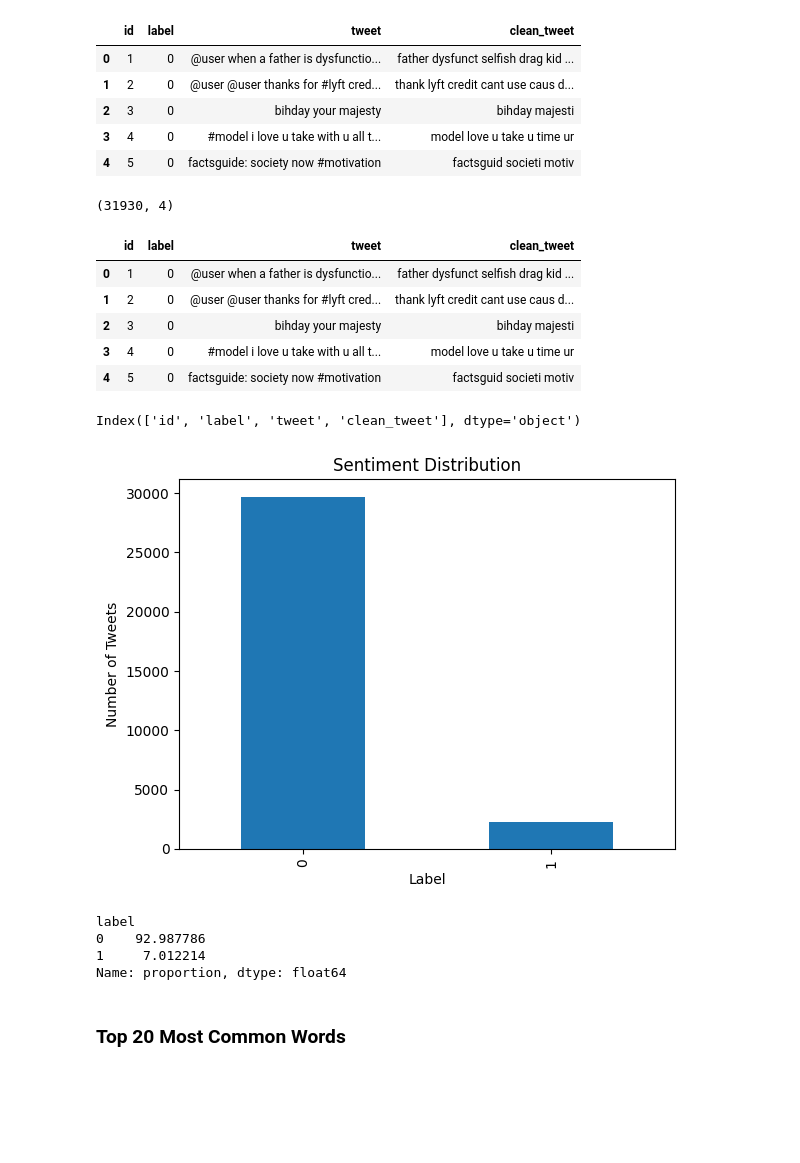
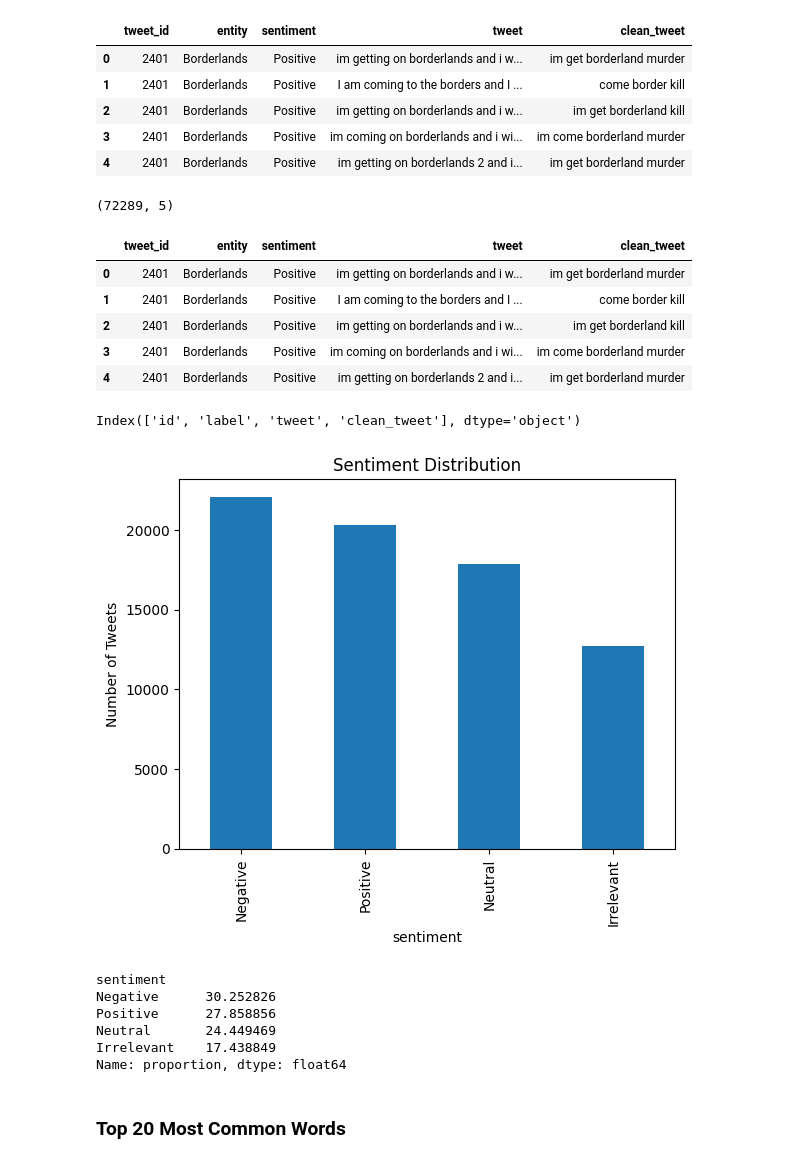
Before and after one commit to piyush1723/Social-Media-Sentiment-Trend-Analysis-, a Jupyter notebook: notebooks/07_Trend_Analysis.ipynb, the cells around one changed output. Cells and saved outputs as stored; diff of their text form; code cells hidden in the pictures; blank space fills up the shorter version.

Commit message:
Completed trend analysis and finalized sentiment model

```diff
--- a/notebooks/07_Trend_Analysis.ipynb
+++ b/notebooks/07_Trend_Analysis.ipynb
@@ -1,27 +1,29 @@
 # %%
 import pandas as pd
+df = pd.read_csv("../data/processed/clean_twitter_training.csv")
 
-df = pd.read_csv("../data/processed/clean_twitter.csv")
+df['clean_tweet'].isna().sum()
+df = df.dropna(subset=['clean_tweet'])
 
 df.head()
 # %% [output]
-|  | id | label | tweet | clean_tweet |
-| 0 | 1 | 0 | @user when a father is dysfunctio... | father dysfunct selfish drag kid ... |
-| 1 | 2 | 0 | @user @user thanks for #lyft cred... | thank lyft credit cant use caus d... |
-| 2 | 3 | 0 | bihday your majesty | bihday majesti |
-| 3 | 4 | 0 | #model i love u take with u all t... | model love u take u time ur |
-| 4 | 5 | 0 | factsguide: society now #motivation | factsguid societi motiv |
+|  | tweet_id | entity | sentiment | tweet | clean_tweet |
+| 0 | 2401 | Borderlands | Positive | im getting on borderlands and i w... | im get borderland murder |
+| 1 | 2401 | Borderlands | Positive | I am coming to the borders and I ... | come border kill |
+| 2 | 2401 | Borderlands | Positive | im getting on borderlands and i w... | im get borderland kill |
+| 3 | 2401 | Borderlands | Positive | im coming on borderlands and i wi... | im come borderland murder |
+| 4 | 2401 | Borderlands | Positive | im getting on borderlands 2 and i... | im get borderland murder |
 # %%
 print(df.shape)
 df.head()
 # %% [output]
-(31930, 4)
+(72289, 5)
-|  | id | label | tweet | clean_tweet |
-| 0 | 1 | 0 | @user when a father is dysfunctio... | father dysfunct selfish drag kid ... |
-| 1 | 2 | 0 | @user @user thanks for #lyft cred... | thank lyft credit cant use caus d... |
-| 2 | 3 | 0 | bihday your majesty | bihday majesti |
-| 3 | 4 | 0 | #model i love u take with u all t... | model love u take u time ur |
-| 4 | 5 | 0 | factsguide: society now #motivation | factsguid societi motiv |
+|  | tweet_id | entity | sentiment | tweet | clean_tweet |
+| 0 | 2401 | Borderlands | Positive | im getting on borderlands and i w... | im get borderland murder |
+| 1 | 2401 | Borderlands | Positive | I am coming to the borders and I ... | come border kill |
+| 2 | 2401 | Borderlands | Positive | im getting on borderlands and i w... | im get borderland kill |
+| 3 | 2401 | Borderlands | Positive | im coming on borderlands and i wi... | im come borderland murder |
+| 4 | 2401 | Borderlands | Positive | im getting on borderlands 2 and i... | im get borderland murder |
 # %%
 print(df.columns)
 # %% [output]
@@ -29,21 +31,23 @@ Index(['id', 'label', 'tweet', 'clean_tweet'], dtype='object')
 # %%
 import matplotlib.pyplot as plt
 
-df['label'].value_counts().plot(kind='bar')
+df['sentiment'].value_counts().plot(kind='bar')
 
 plt.title("Sentiment Distribution")
-plt.xlabel("Label")
+plt.xlabel("sentiment")
 plt.ylabel("Number of Tweets")
 
 plt.show()
 # %% [output]
-[figure, old version]
+[figure, new version]
 # %%
-df['label'].value_counts(normalize=True) * 100
+df['sentiment'].value_counts(normalize=True) * 100
 # %% [output]
-label
-0    92.987786
-1     7.012214
+sentiment
+Negative      30.252826
+Positive      27.858856
+Neutral       24.449469
+Irrelevant    17.438849
 Name: proportion, dtype: float64
 # %% [markdown]
 ### Top 20 Most Common Words
```
Also changed, not shown: parts of 23 cells of this notebook.
